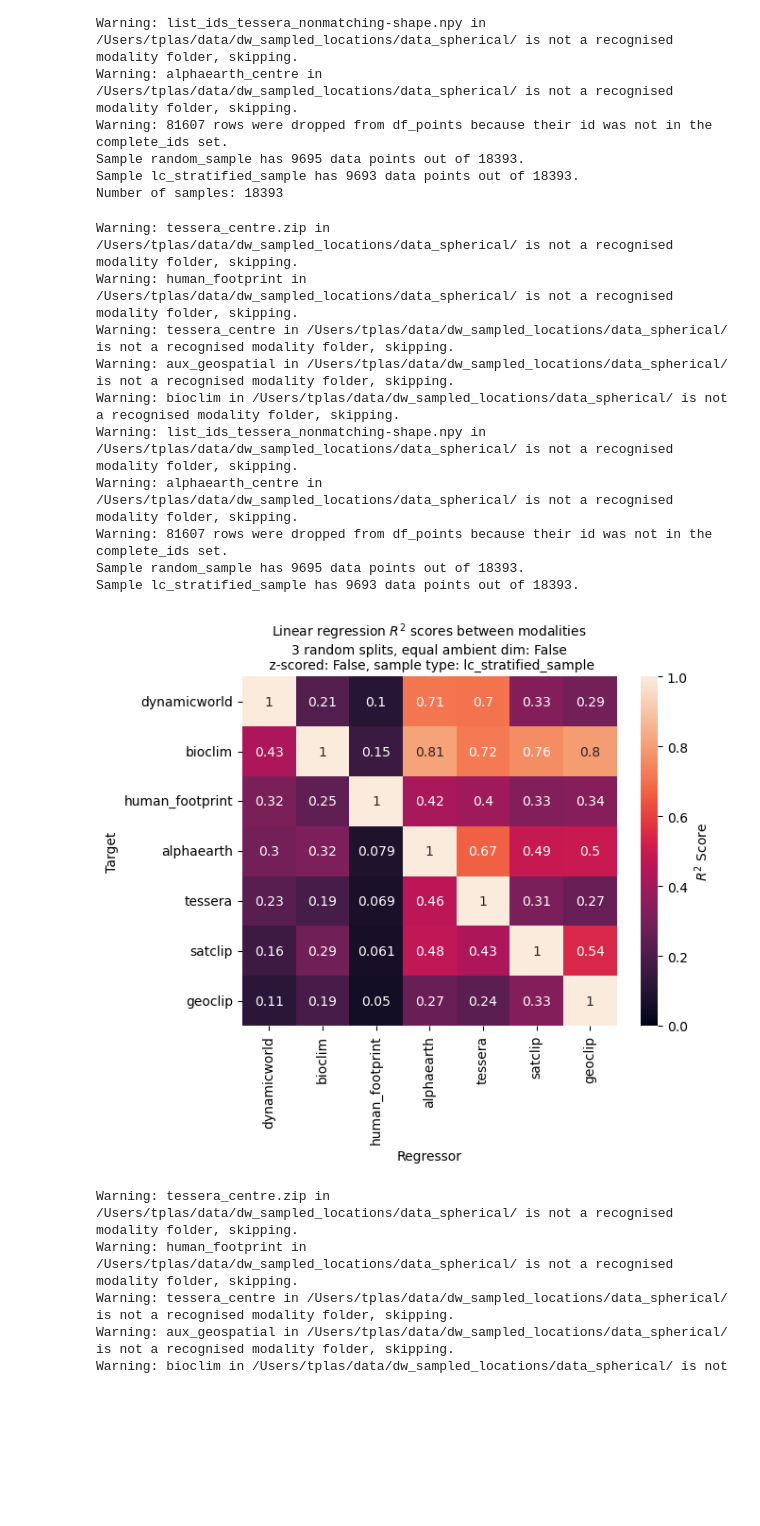
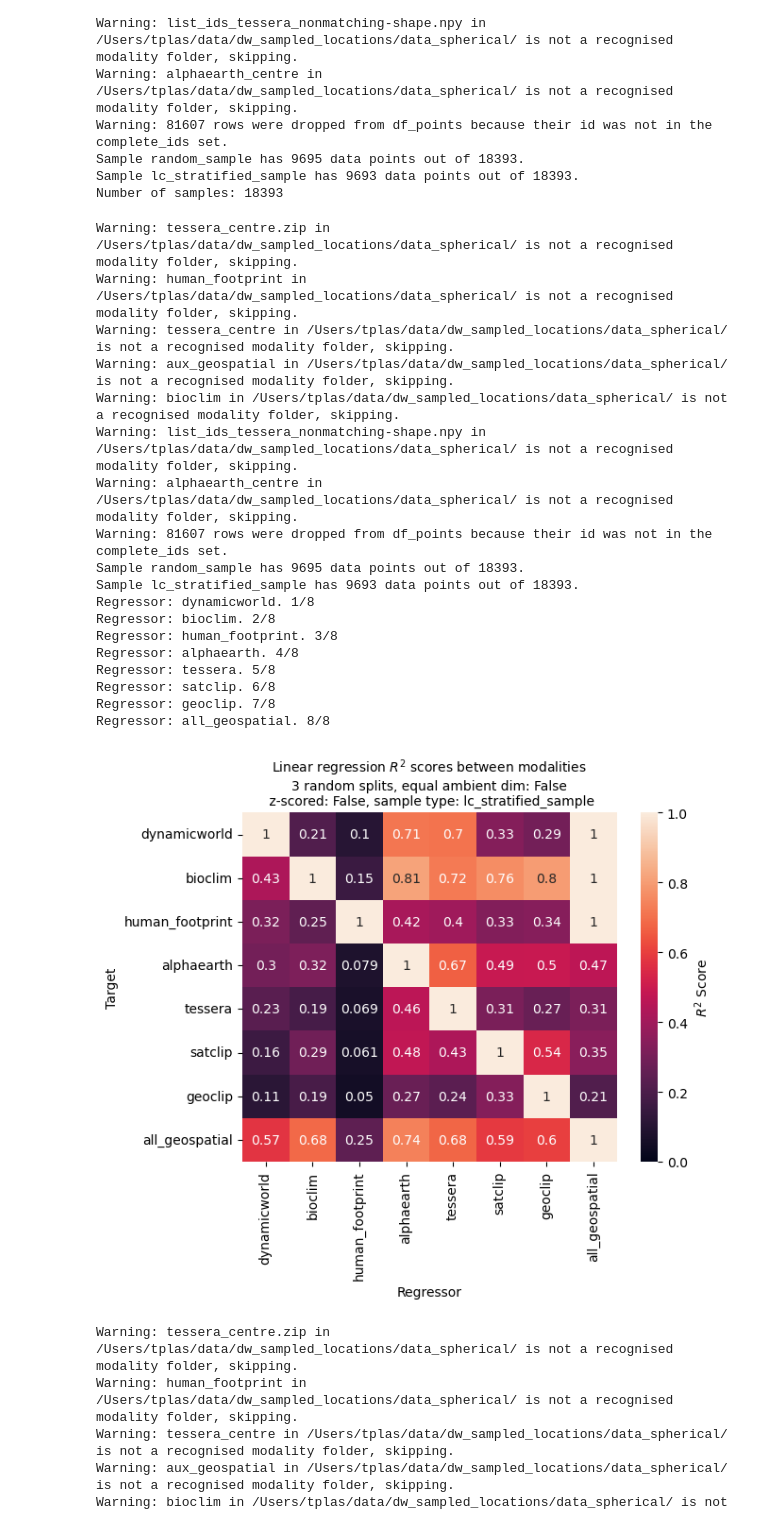
Before and after one commit to WUR-AI/interpret_earth_embeddings, a Jupyter notebook: notebooks/Explain embeddings.ipynb, the cells around one changed output. Drawn from its saved outputs; the diff is of its cells as text; code cells hidden in the pictures; blank space fills up the shorter version.

```diff
--- a/notebooks/Explain embeddings.ipynb
+++ b/notebooks/Explain embeddings.ipynb
@@ -106,7 +106,7 @@ pca_equalize_ambient_dim = False
 
 df_all, col_names = du.merge_modalities(parent_folder=data_folder, sample_type=sample_type, zscore_embeddings=zscore_embeddings)
 
-ordering_cols = ['dynamicworld', 'bioclim', 'human_footprint', 'alphaearth', 'tessera', 'satclip', 'geoclip']
+ordering_cols = ['dynamicworld', 'bioclim', 'human_footprint', 'alphaearth', 'tessera', 'satclip', 'geoclip', 'all_geospatial']
 assert all([col in col_names for col in ordering_cols]), f"Not all ordering columns are in col_names. Missing: {[col for col in ordering_cols if col not in col_names]}"
 assert all([col in ordering_cols for col in col_names]), f"Not all col_names are in ordering_cols. Missing: {[col for col in col_names if col not in ordering_cols]}"
 col_names = {col: col_names[col] for col in ordering_cols}
@@ -115,37 +115,46 @@ mods = list(col_names.keys())
 n_mod = len(mods)
 r2_matrix = np.zeros((n_mod, n_mod))
 for i, regressor in enumerate(mods):
+    print(f"Regressor: {regressor}. {i+1}/{n_mod}")
     for j, target in enumerate(mods):
         r2_matrix[i, j], mse,_  = get_r2_regression(df_all, col_names, regressor, target, n_splits=n_splits,
         equalize_ambient_dim=pca_equalize_ambient_dim)
 
 sns.heatmap(r2_matrix.T, xticklabels=mods, yticklabels=mods, annot=True, vmin=0, vmax=1,
             cbar_kws={'label': r"$R^2$" + ' Score'})
 plt.xlabel('Regressor')
 plt.ylabel('Target')
 plt.title(f'Linear regression $R^2$ scores between modalities\n{n_splits} random splits, equal ambient dim: {pca_equalize_ambient_dim}\n z-scored: {zscore_embeddings}, sample type: {sample_type}',
         fontsize=10)
 
 if save_plot:
     plot_folder = '../figs/heatmap_explvar_modalities/'
     assert os.path.exists(plot_folder) and os.path.isdir(plot_folder), f"Plot folder {plot_folder} does not exist and/or is not a directory."
     fname = f'heatmap_r2_{sample_type}_zscore-{zscore_embeddings}_pca-{pca_equalize_ambient_dim}_splits-{n_splits}.pdf'
     plt.savefig(os.path.join(plot_folder, fname),bbox_inches='tight')
 
 # plt.clf()
 # plt.close()
 # %% [output]
 Warning: tessera_centre.zip in /Users/tplas/data/dw_sampled_locations/data_spherical/ is not a recognised modality folder, skipping.
 Warning: human_footprint in /Users/tplas/data/dw_sampled_locations/data_spherical/ is not a recognised modality folder, skipping.
 Warning: tessera_centre in /Users/tplas/data/dw_sampled_locations/data_spherical/ is not a recognised modality folder, skipping.
 Warning: aux_geospatial in /Users/tplas/data/dw_sampled_locations/data_spherical/ is not a recognised modality folder, skipping.
 Warning: bioclim in /Users/tplas/data/dw_sampled_locations/data_spherical/ is not a recognised modality folder, skipping.
 Warning: list_ids_tessera_nonmatching-shape.npy in /Users/tplas/data/dw_sampled_locations/data_spherical/ is not a recognised modality folder, skipping.
 Warning: alphaearth_centre in /Users/tplas/data/dw_sampled_locations/data_spherical/ is not a recognised modality folder, skipping.
 Warning: 81607 rows were dropped from df_points because their id was not in the complete_ids set.
 Sample random_sample has 9695 data points out of 18393.
 Sample lc_stratified_sample has 9693 data points out of 18393.
+Regressor: dynamicworld. 1/8
+Regressor: bioclim. 2/8
+Regressor: human_footprint. 3/8
+Regressor: alphaearth. 4/8
+Regressor: tessera. 5/8
+Regressor: satclip. 6/8
+Regressor: geoclip. 7/8
+Regressor: all_geospatial. 8/8
-[figure, old version]
+[figure, new version]
 # %%
 regressor = 'geoclip'
 target = 'alphaearth'
```
Also changed, not shown: parts of 8 cells of this notebook, 1 other file.
